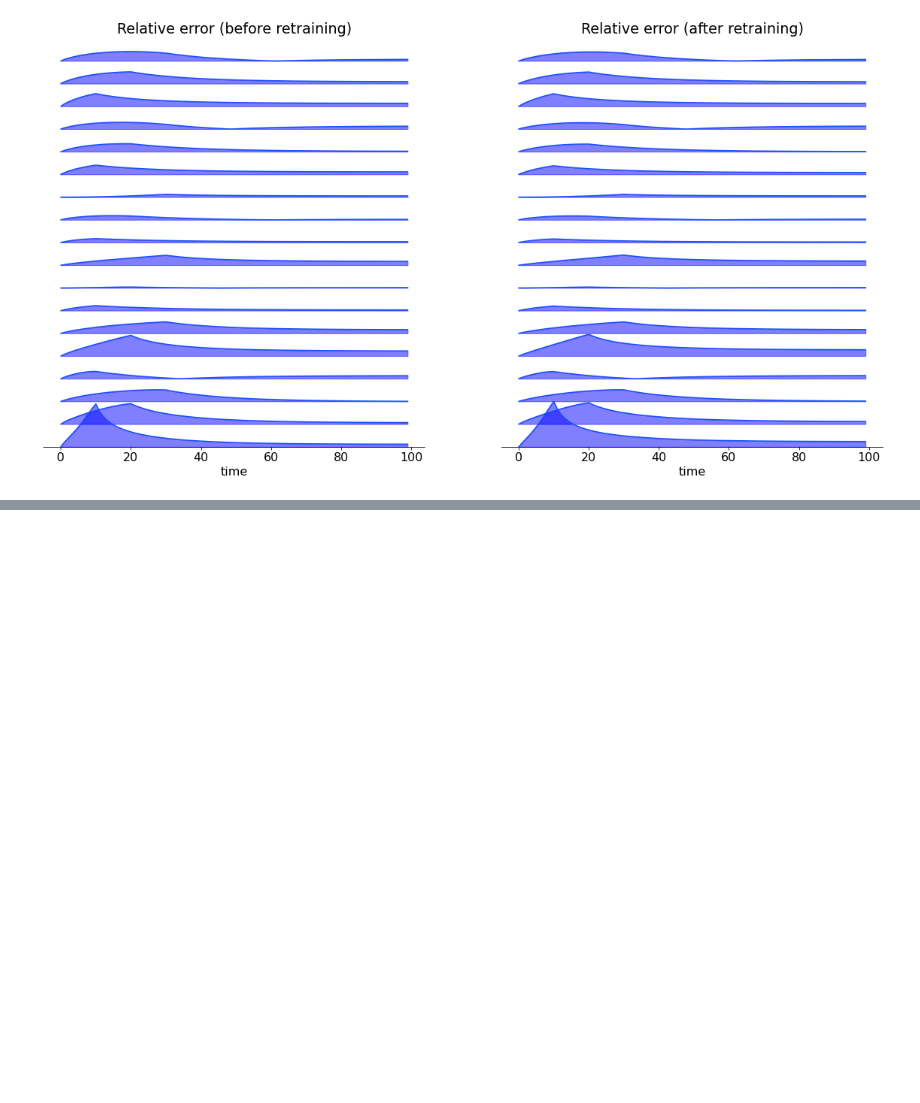
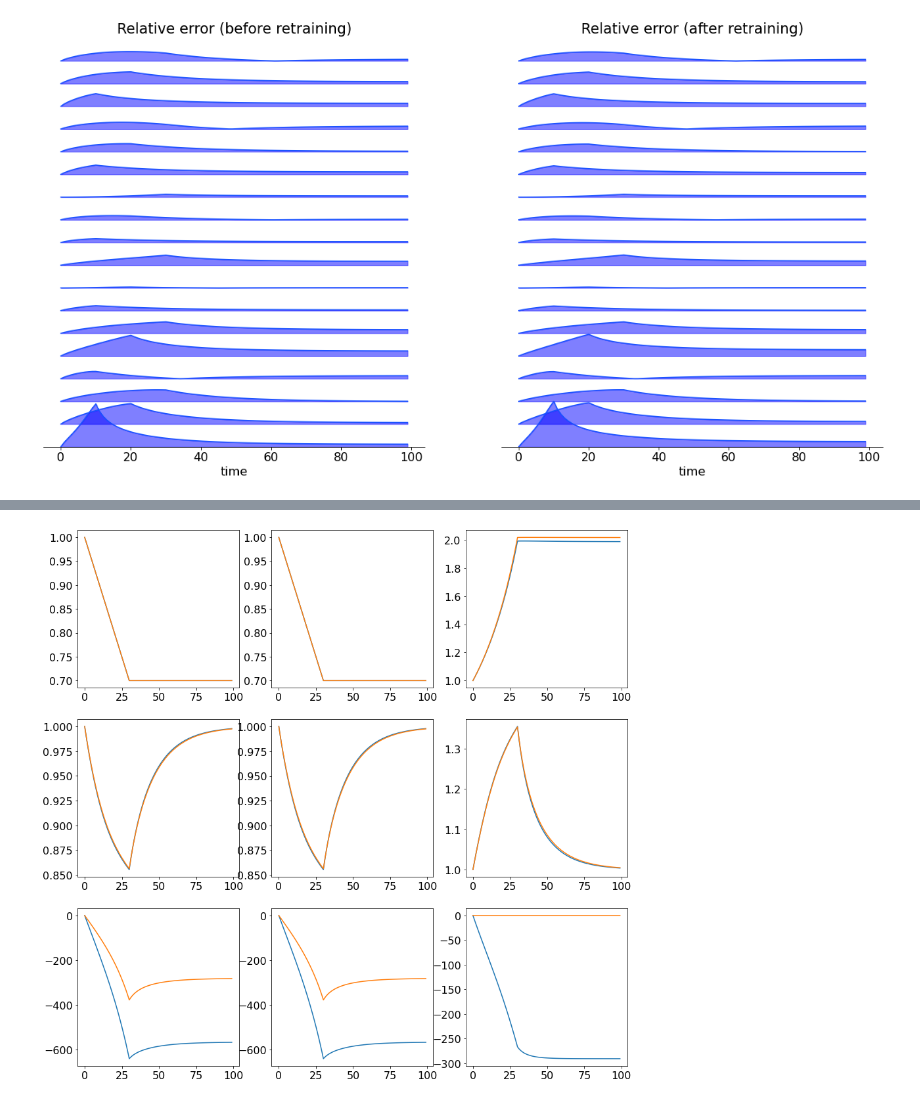
Before and after one commit to VatsalSy/nvisco, a Jupyter notebook: nvisco.ipynb, the cells around one changed output, grey strips where cells are left out. Saved outputs shown, nothing was run; the diff lists cells and outputs as text; code cells hidden in the pictures; blank space fills up the shorter version.

```diff
--- a/nvisco.ipynb
+++ b/nvisco.ipynb
@@ -35,11 +35,12 @@ mu = 77.77 #=shear_mod
 K = 10000
 # %%
 with open('saved/phi_norm_w.npy', 'rb') as f:
-    [inp_mean, inp_stdv, out_mean, out_stdv] = pickle.load(f)
+    [inp_stds, out_stds] = pickle.load(f)
+[inp_std1, inp_std2, inp_std3, inp_std4, inp_std5] = inp_stds
+[out_std1, out_std2, out_std3, out_std4, out_std5] = out_stds
 with open('saved/phi_params.npy', 'rb') as f:
     Phi_params = pickle.load(f)
-with open('saved/Psi_eq_params.npy', 'rb') as f:
-    Psi_eq_params = pickle.load(f)
+NODE1_params, NODE2_params, NODE3_params, NODE4_params, NODE5_params = Phi_params
 # %%
 # dΦ/dtau_NEQ
 # Govindjee Φ
@@ -392,0 +517,41 @@ Max error =  216.1055576989142
+# %%
+with open('saved/temp2.npy', 'rb') as f:
+    [lm1m, lm2m, lm3m, lm1em, lm2em, lm3em] = pickle.load(f)
+with open('saved/temp.npy', 'rb') as f:
+    [lm1p, lm2p, lm3p, lm1ep, lm2ep, lm3ep] = pickle.load(f)
+
+sig1 = getsigma([lm1m,lm2m,lm3m,lm1em,lm2em,lm3em], params)
+sig2 = getsigma([lm1p,lm2p,lm3p,lm1ep,lm2ep,lm3ep], params)
+# %%
+fig, ax = plt.subplots(3,3, figsize=(15,15))
+
+ax[0,0].plot(lm1m)
+ax[0,0].plot(lm1p)
+
+ax[0,1].plot(lm2m)
+ax[0,1].plot(lm2p)
+
+ax[0,2].plot(lm3m)
+ax[0,2].plot(lm3p)
+
+ax[1,0].plot(lm1em)
+ax[1,0].plot(lm1ep)
+
+ax[1,1].plot(lm2em)
+ax[1,1].plot(lm2ep)
+
+ax[1,2].plot(lm3em)
+ax[1,2].plot(lm3ep)
+
+ax[2,0].plot(sig1[:,0,0])
+ax[2,0].plot(sig2[:,0,0])
+
+ax[2,1].plot(sig1[:,1,1])
+ax[2,1].plot(sig2[:,1,1])
+
+ax[2,2].plot(sig1[:,2,2])
+ax[2,2].plot(sig2[:,2,2])
+
+fig.savefig('madness.jpg')
+# %% [output]
+[figure, added]
```
Also changed, not shown: parts of 10 cells of this notebook, 24 other files.
